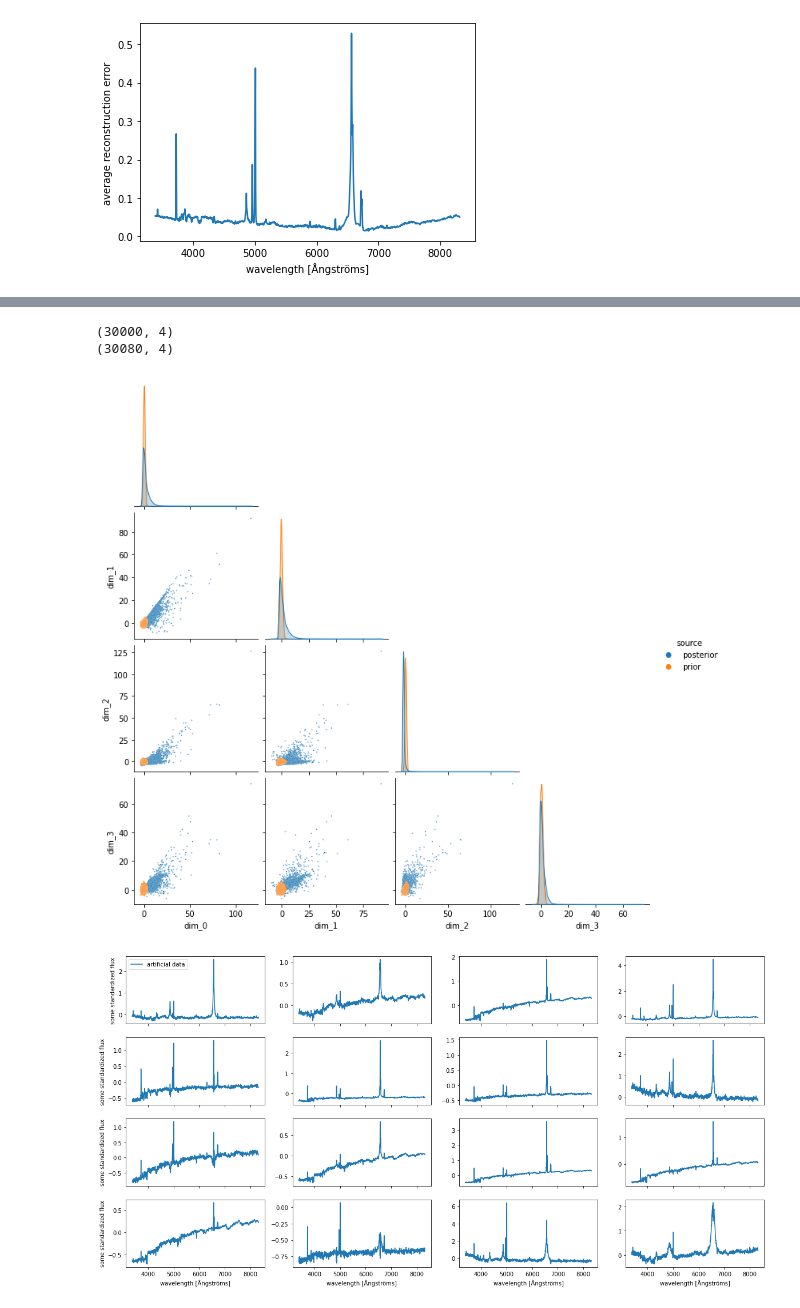
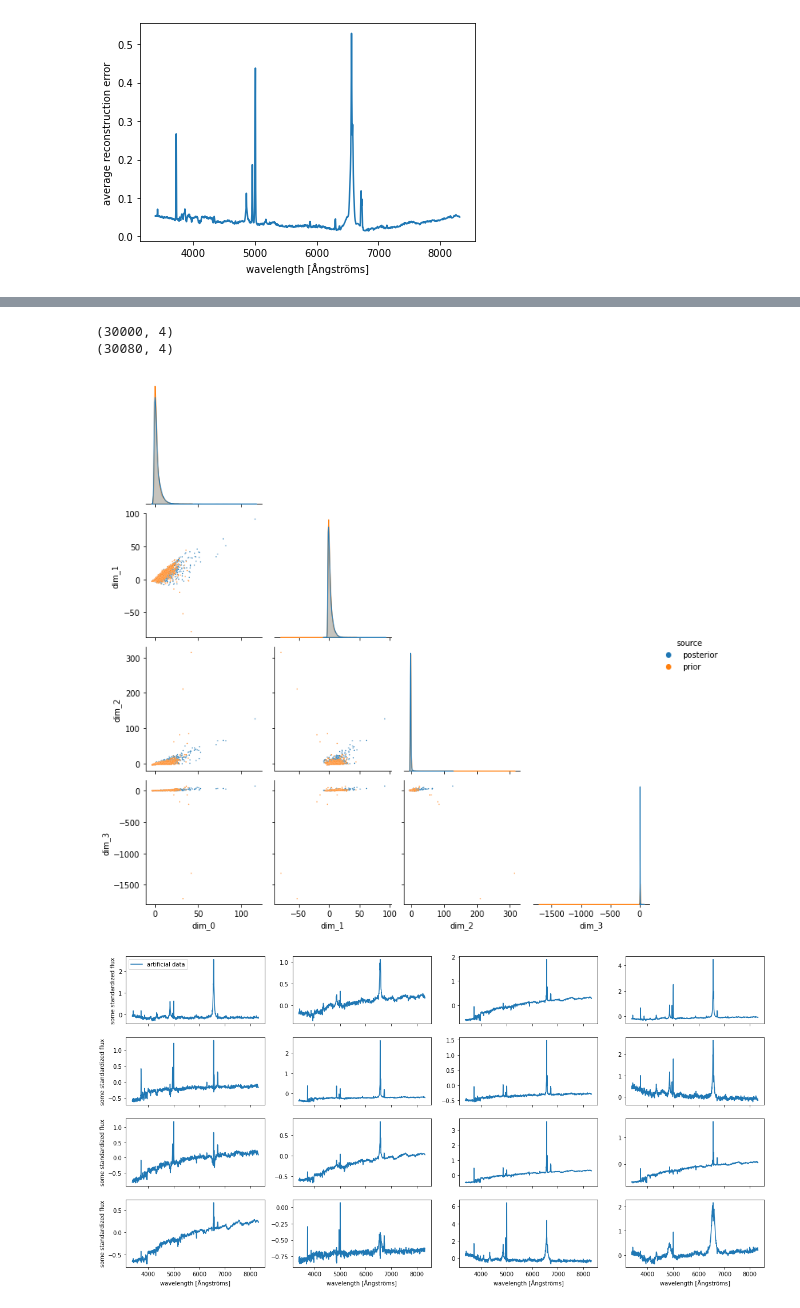
Before and after one commit to VMBoehm/ML_Lectures, a Jupyter notebook: ImprovingVAEs_and_VAEs_on_imperfect_data.ipynb, the cells around one changed output, grey strips where cells are left out. Cells and saved outputs as stored; diff of their text form; code cells hidden in the pictures.

```diff
--- a/ImprovingVAEs_and_VAEs_on_imperfect_data.ipynb
+++ b/ImprovingVAEs_and_VAEs_on_imperfect_data.ipynb
@@ -164,8 +164,7 @@ class FlowModel(nn.Module):
     # sample from p(z) by transforming samples from p(u)
     def rsample(self, N_samples):
         u        = self.p_u.rsample(N_samples)
-        for layer in self.layers:
-            z, log_det = layer.forward(u)
+        z        = self.forward(u)[0]
         return z
 # %% [markdown]
 #### Here's an example for how you would built a RealNVP:
@@ -615,5 +622,7 @@ plt.show()
 # %%
-#make a corner plot of posterior samples. Does the average posterior match the prior?
+#TASK: make a corner plot of posterior samples. Does the average posterior match the prior?
+#TASK (optional): Can you change the code to compare the samples in u-space? (Both prior and posterior should be Gaussian in that space)
+
 
 import seaborn as sns
 import pandas as pd
@@ -622,40 +631,40 @@ VAE.eval()
 with torch.no_grad():
     for ii, X in enumerate(test_dataloader):
         VAE.get_q(X)
-        prior_sample = VAE.prior.rsample([BATCHSIZE_TEST])
-        sample       = VAE.sample_q().cpu().numpy()[0:1].swapaxes(0,1)
+        prior_sample = VAE.prior.forward(VAE.prior.p_u.rsample([BATCHSIZE_TEST]))[0].cpu().numpy()
+        sample       = (VAE.sample_q()[0]).cpu().numpy()
         if ii==0:
           samples       = sample
           prior_samples = prior_sample
         else:
           samples       = np.vstack([samples, sample])
           prior_samples = np.vstack([prior_samples, prior_sample])
 
 samples       = np.reshape(samples,[-1, LATENT_SIZE])
 prior_samples = np.reshape(prior_samples,[-1, LATENT_SIZE])
 
 print(samples.shape)
 print(prior_samples.shape)
 
 data1    = pd.DataFrame()
 data2    = pd.DataFrame()
 
 for ii in range(LATENT_SIZE):
   data1['dim_%d'%ii] = samples[:,ii]
 data1['source'] = 'posterior'
 
 for ii in range(LATENT_SIZE):
   data2['dim_%d'%ii] = prior_samples[:,ii]
 data2['source'] = 'prior'
 
 data = pd.concat([data1,data2]).reset_index(drop=True)
 
 sns.pairplot(data,corner=True,kind='scatter', hue='source', plot_kws={'s':2})
 plt.show()
 # %% [output]
 (30000, 4)
 (30080, 4)
-[figure, old version]
+[figure, new version]
 # %%
 # random samples
 VAE.eval()
```
Also changed, not shown: parts of 2 cells of this notebook.
